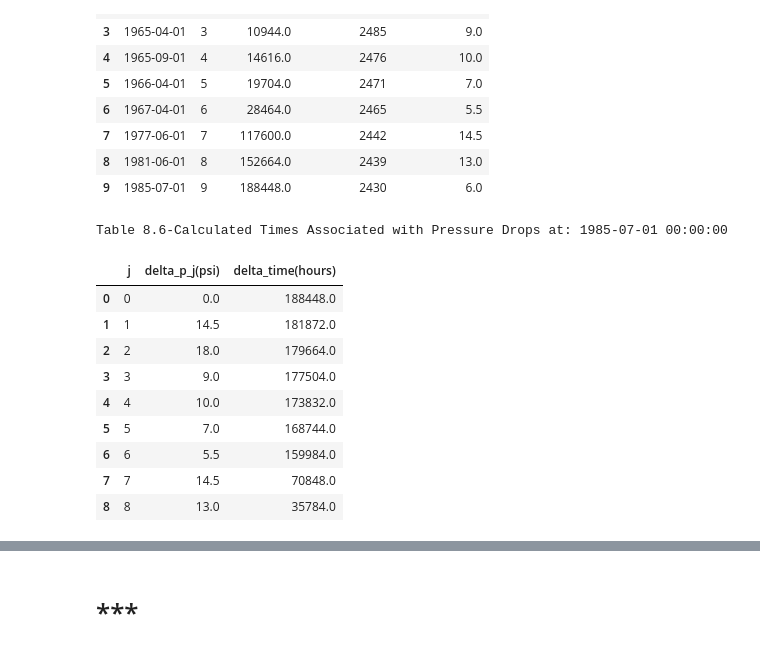
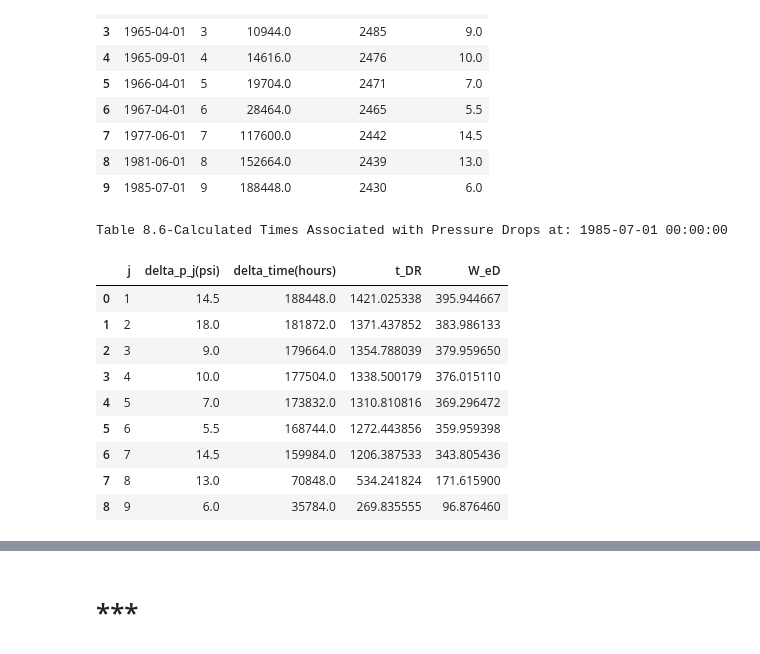
Before and after one commit to yohanesnuwara/reservoir-engineering, a Jupyter notebook: Unit 8 Aquifer Influx/notebook/8_examples.ipynb, the cells around one changed output, grey strips where cells are left out. Drawn from its saved outputs; the diff is of its cells as text; code cells hidden in the pictures.

```diff
--- a/Unit 8 Aquifer Influx/notebook/8_examples.ipynb
+++ b/Unit 8 Aquifer Influx/notebook/8_examples.ipynb
@@ -241,10 +241,10 @@ swi = 0.48
 cf = 4E-06 # in psi^-1
 cw = 3E-06 # in psi^-1
 poro = 0.177
-k = 432 # permeability, md
+perm = 432 # permeability, md
 h = 31.8 # reservoir thicknes, ft
 vbulk = 73590 # reservoir bulk volume, acre ft
-mu_w = 0.28 # water viscosity, cp
+mu_w = 0.38 # water viscosity, cp
 mu_oil_initial = 1.02 # initial oil viscosity, cp
 date_initial = '1964-01-01' # initial date of production
 
@@ -308,60 +308,79 @@ pressure_drop_calc
 | 8 | 1981-06-01 | 8 | 152664.0 | 2439 | 13.0 |
 | 9 | 1985-07-01 | 9 | 188448.0 | 2430 | 6.0 |
 # %%
-"Whole code to create Table 8.6"
+"Full code to create Table 8.6"
 
-j_array = np.array(pressure_drop_calc.iloc[:, 1]) # j_index
+j_array = np.arange(1, (len(time_array)+1), 1)
+
 time_array = np.array(pressure_drop_calc.iloc[:, 2]) # time
-delta_p_j_array = np.array(pressure_drop_calc.iloc[:, 4]) # delta_pj
+
+delta_p_j = np.array(pressure_drop_calc.iloc[:, 4]) # delta_pj
+delta_p_j_array = delta_p_j[1:]
 
 array_j = []
 array_time = []
 array_delta_p_j = []
 array_time_repeat = []
 
 for i in range(len(time_array)):
   new_j = j_array[:i]
   new_time = time_array[:i]
   new_delta_p_j = delta_p_j_array[:i]
 
   array_j.append(new_j)
   array_time.append(new_time)
   array_delta_p_j.append(new_delta_p_j)
 
   # make arrays of repeated times
   new_time_repeat = np.repeat((time_array[i]), i)
   array_time_repeat.append(new_time_repeat)
 
-arrr_j = array_j[1:] # j_index
-arrr_time = array_time[1:] # time
-arrr_delta_p_j = array_delta_p_j[1:] # delta_p_j
-arrr_time_repeat = array_time_repeat[1:] # array of repeated times
-
 "To calculate delta_time, SUBTRACT arrr_time TO arrr_time_repeat"
 
 delta_time = np.subtract(arrr_time_repeat, arrr_time) # numpy subtract array to array
 
-"Calculate t_DR and W_eD" #####################################
+"Calculate t_DR and W_eD"
+
+t_DR_factor = (0.0002637 * perm) / (poro * mu_w * ct * (r_R**2))
+
+# e.g. we'd like to calculate both parameters at July 1985, like in the book page 81; time index = 9
+
+index = 9
+
+t_DR_arr = []
+W_eD_arr = []
+
+for i in range(len(delta_time[index])):
+  t_DR = t_DR_factor * (delta_time[index])[i]
+
+  "calculate W_eD using Eq 6.36 and 6.37 for infinite reservoir (See: 6_examples_part2.ipynb)"
+  if t_DR > 0.01 and t_DR <= 200:
+    # use Eq 6.36
+    W_eD = ((1.12838 * np.sqrt(t_DR)) + (1.19328 * t_DR) + (0.269872 * t_DR * np.sqrt(t_DR)) + (0.00855294 * (t_DR**2))) / (1 + (0.616599 * np.sqrt(t_DR) + (0.0413008 * t_DR)))
+  if t_DR > 200:
+    # use Eq 6.37
+    W_eD = ((2.02566 * t_DR) - 4.29881) / np.log(t_DR)
+
+  W_eD_arr.append(float(W_eD))
+  t_DR_arr.append(float(t_DR))
 
 "create into Table 8.6"
 
-# print calculated parameters for e.g. July 1985
-index = 9
 timestamp = np.array(pressure_drop_calc.iloc[:, 0][index])
 
-veh_parameters = pd.DataFrame({"j": arrr_j[index-1], "delta_p_j(psi)": arrr_delta_p_j[index-1], "delta_time(hours)": delta_time[index-1]})
+veh_parameters = pd.DataFrame({"j": array_j[index], "delta_p_j(psi)": array_delta_p_j[index], "delta_time(hours)": delta_time[index], "t_DR": t_DR_arr, "W_eD": W_eD_arr})
 
 print("Table 8.6-Calculated Times Associated with Pressure Drops at:", timestamp)
 veh_parameters
 # %% [output]
 Table 8.6-Calculated Times Associated with Pressure Drops at: 1985-07-01 00:00:00
-|  | j | delta_p_j(psi) | delta_time(hours) |
-| 0 | 0 | 0.0 | 188448.0 |
-| 1 | 1 | 14.5 | 181872.0 |
-| 2 | 2 | 18.0 | 179664.0 |
-| 3 | 3 | 9.0 | 177504.0 |
-| 4 | 4 | 10.0 | 173832.0 |
-| 5 | 5 | 7.0 | 168744.0 |
-| 6 | 6 | 5.5 | 159984.0 |
-| 7 | 7 | 14.5 | 70848.0 |
-| 8 | 8 | 13.0 | 35784.0 |
+|  | j | delta_p_j(psi) | delta_time(hours) | t_DR | W_eD |
+| 0 | 1 | 14.5 | 188448.0 | 1421.025338 | 395.944667 |
+| 1 | 2 | 18.0 | 181872.0 | 1371.437852 | 383.986133 |
+| 2 | 3 | 9.0 | 179664.0 | 1354.788039 | 379.959650 |
+| 3 | 4 | 10.0 | 177504.0 | 1338.500179 | 376.015110 |
+| 4 | 5 | 7.0 | 173832.0 | 1310.810816 | 369.296472 |
+| 5 | 6 | 5.5 | 168744.0 | 1272.443856 | 359.959398 |
+| 6 | 7 | 14.5 | 159984.0 | 1206.387533 | 343.805436 |
+| 7 | 8 | 13.0 | 70848.0 | 534.241824 | 171.615900 |
+| 8 | 9 | 6.0 | 35784.0 | 269.835555 | 96.876460 |
```
Also changed, not shown: parts of 5 cells of this notebook.
